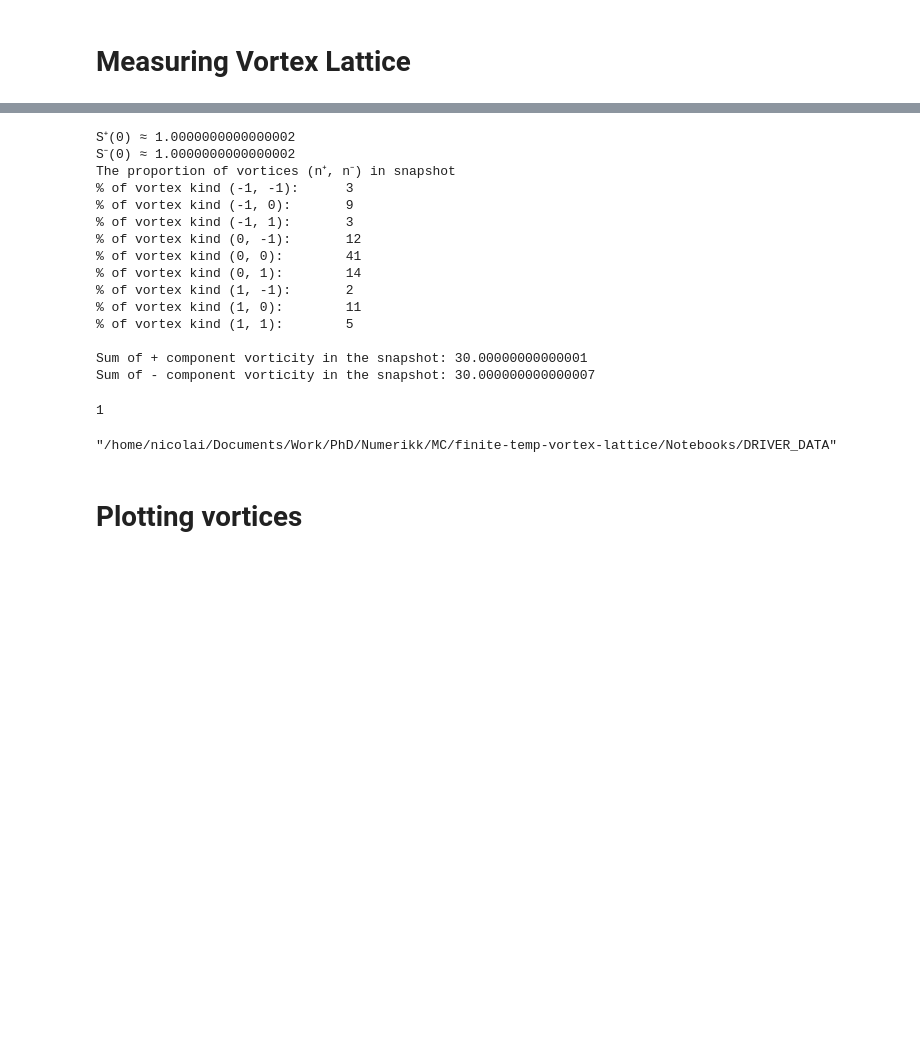
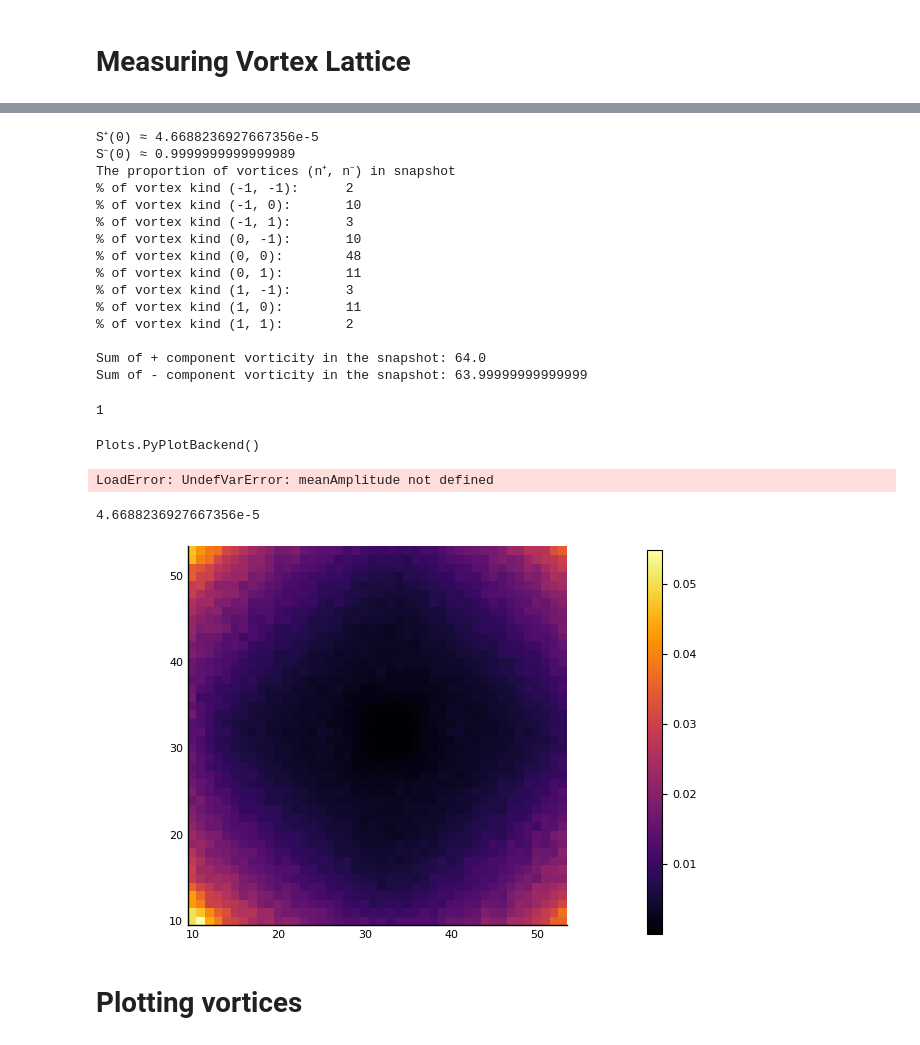
Before and after one commit to 9cco/finite-temp-vortex-lattice, a Jupyter notebook: Notebooks/Driver.ipynb, the cells around one changed output, grey strips where cells are left out. Saved outputs shown, nothing was run; the diff lists cells and outputs as text; code cells hidden in the pictures; blank space fills up the shorter version.

```diff
--- a/Notebooks/Driver.ipynb
+++ b/Notebooks/Driver.ipynb
@@ -39,25 +38,27 @@ g = 0.3    # Gauge coupling
 H = 0.005   # External field
 
 # Other parameters
-L = 12     # System length
-T = 0.12 #0.11039   # Temperature
+L = 64     # System length
+L₃ = 12
+T = 0.4 #0.11039   # Temperature
 γ = 1.0    # Order parameter amplitud
 κ₅ = 1.0
 
 # Calculate periodic boundary conditioned f s.t. fL ∈ N
 f = ceil(abs(H/(2π)*L))/L*sign(H)
+f = 1.0/L
 println("f set to $(f)")
 # Calculate inverse temperature
 β = 1/T
 println("β set to $(β)")
 
 # Create system
-syst = SystConstants(L, L, γ, 1/g^2, ν, κ₅, f, β)
+syst = SystConstants(L, L₃, γ, 1/g^2, ν, κ₅, f, β)
 sim = Controls(π/3, 0.4, 3.0)
 
 # Measurement parameters
 M = 300    # Number of measurements
-Δt = 400  # Interval between measurements (MCS)
+Δt = 1000  # Interval between measurements (MCS)
 # Construct k-matrix where the horizontal axis contains kx ∈ [-π, π), while
 # the vertical axis contain ky ∈ [-π, π) at the second component
 k_matrix = [[2π/L*(x-1-L/2), 2π/L*(L/2-y)] for y=1:L, x=1:L];
@@ -183,25 +141,40 @@ LoadError: InterruptException:
 # %%
-plotStructureFunctionVortexLatticeS(av_V⁺, av_V⁻, V⁺[rand(1:M)], V⁻[rand(1:M)], av_S⁺, av_S⁻, k_matrix)
+plotStructureFunctionVortexLatticeS(ψ_ref, av_V⁺, av_V⁻, av_S⁺, av_S⁻, k_matrix)
 # %% [output]
-S⁺(0) ≈ 1.0000000000000002
-S⁻(0) ≈ 1.0000000000000002
+S⁺(0) ≈ 4.6688236927667356e-5
+S⁻(0) ≈ 0.9999999999999989
 The proportion of vortices (n⁺, n⁻) in snapshot
-% of vortex kind (-1, -1):      3
-% of vortex kind (-1, 0):       9
+% of vortex kind (-1, -1):      2
+% of vortex kind (-1, 0):       10
 % of vortex kind (-1, 1):       3
-% of vortex kind (0, -1):       12
-% of vortex kind (0, 0):        41
-% of vortex kind (0, 1):        14
-% of vortex kind (1, -1):       2
+% of vortex kind (0, -1):       10
+% of vortex kind (0, 0):        48
+% of vortex kind (0, 1):        11
+% of vortex kind (1, -1):       3
 % of vortex kind (1, 0):        11
-% of vortex kind (1, 1):        5
+% of vortex kind (1, 1):        2
 
-Sum of + component vorticity in the snapshot: 30.00000000000001
-Sum of - component vorticity in the snapshot: 30.000000000000007
+Sum of + component vorticity in the snapshot: 64.0
+Sum of - component vorticity in the snapshot: 63.99999999999999
 1
-# %%
-pwd()
-# %% [output]
-"/home/nicolai/Documents/Work/PhD/Numerikk/MC/finite-temp-vortex-lattice/Notebooks/DRIVER_DATA"
+# %%
+pyplot()
+# %% [output]
+Plots.PyPlotBackend()
+# %%
+meanAmplitude(ψ_ref)
+# %% [output]
+LoadError: UndefVarError: meanAmplitude not defined
+# %%
+av_S⁺[floor(Int64, L/2), floor(Int64, L/2+1)] = av_S⁺[floor(Int64, L/2+1), floor(Int64, L/2+1)]
+# %% [output]
+4.6688236927667356e-5
+# %%
+iₛ = floor(Int64, L/2-L/3)
+iₑ = floor(Int64, L/2+L/3)
+int = iₛ:iₑ
+heatmap(int, int, av_S⁺[int,int], aspect_ratio=1)
+# %% [output]
+[figure, added]
 # %% [markdown]
 # Plotting vortices
```
Also changed, not shown: parts of 21 cells of this notebook, 6 other files.
